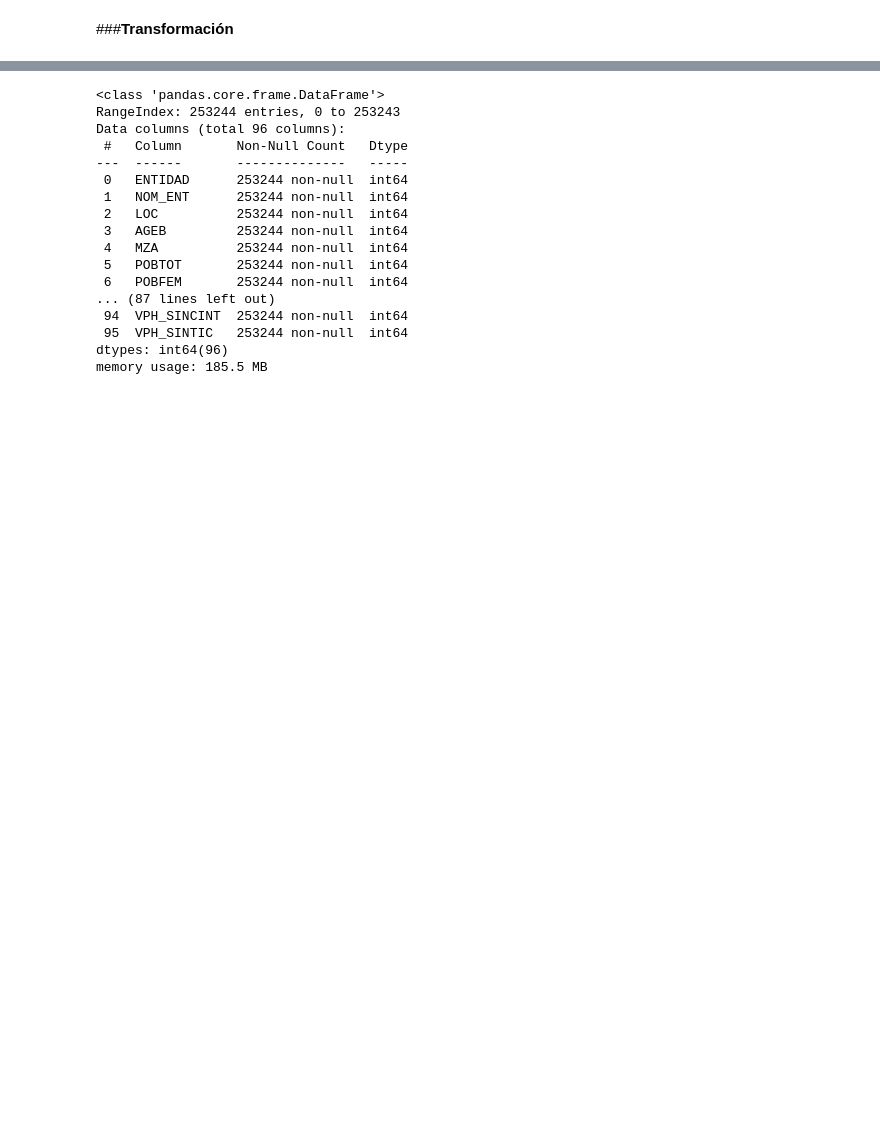
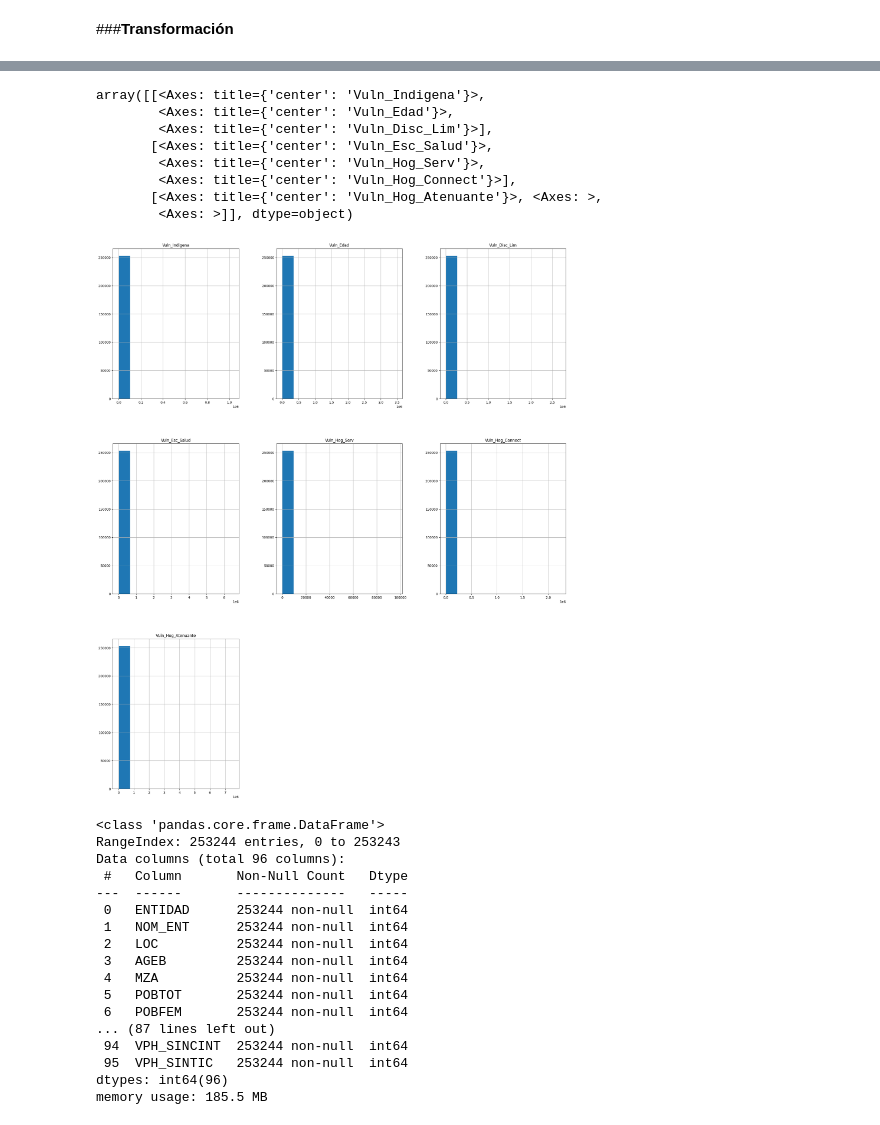
Before and after one commit to LH-1169213/IslasDeCalor, a Jupyter notebook: EDA_SCITEL_INEGI_Avance_2.ipynb, the cells around one changed output, grey strips where cells are left out. Saved outputs shown, nothing was run; the diff lists cells and outputs as text; code cells hidden in the pictures; blank space fills up the shorter version.

```diff
--- a/EDA_SCITEL_INEGI_Avance_2.ipynb
+++ b/EDA_SCITEL_INEGI_Avance_2.ipynb
@@ -1320,3 +1341,17 @@ df_cat_vuln[['Vuln_Indigena', 'Vuln_Edad', 'Vuln_Disc_Lim', 'Vuln_Esc_Salud', 'V
+# %%
+fig = plt.figure(figsize = (25,30))
+ax = fig.gca()
+df_cat_vuln[['Vuln_Indigena', 'Vuln_Edad', 'Vuln_Disc_Lim', 'Vuln_Esc_Salud', 'Vuln_Hog_Serv', 'Vuln_Hog_Connect', 'Vuln_Hog_Atenuante']].hist(ax = ax)
+# %% [output]
+array([[<Axes: title={'center': 'Vuln_Indigena'}>,
+        <Axes: title={'center': 'Vuln_Edad'}>,
+        <Axes: title={'center': 'Vuln_Disc_Lim'}>],
+       [<Axes: title={'center': 'Vuln_Esc_Salud'}>,
+        <Axes: title={'center': 'Vuln_Hog_Serv'}>,
+        <Axes: title={'center': 'Vuln_Hog_Connect'}>],
+       [<Axes: title={'center': 'Vuln_Hog_Atenuante'}>, <Axes: >,
+        <Axes: >]], dtype=object)
+[figure, added]
 # %%
 # Eliminamos los caracteres de tipo *
 df_concat_3copy.replace('*', np.nan, inplace=True)
```
Also changed, not shown: parts of 2 cells of this notebook.
